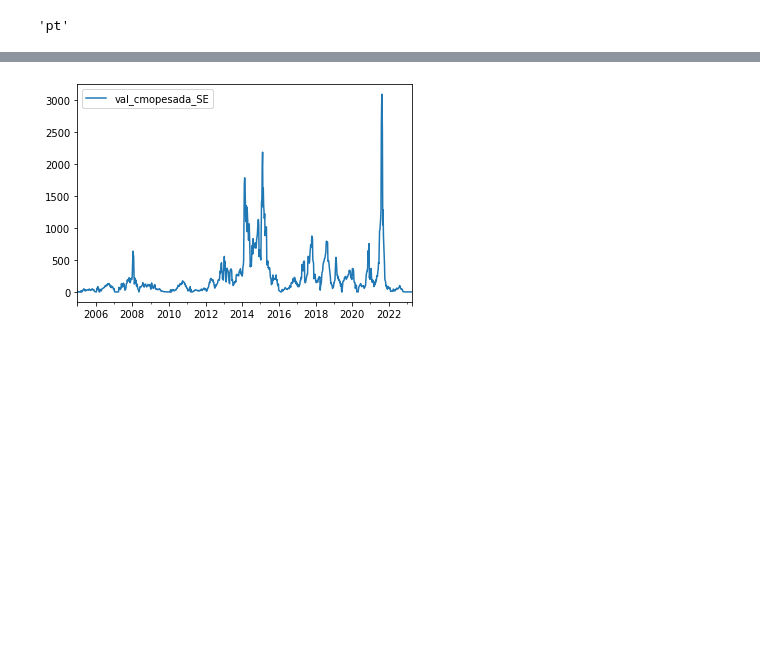
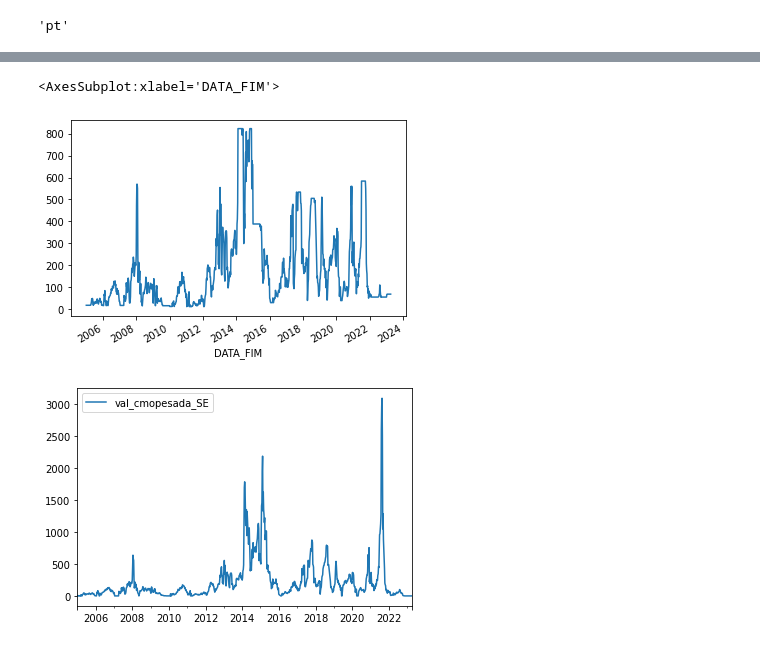
Before and after one commit to Rafa3lAlbuqueruqe/Planejamento_energetico_trabalhos, a Jupyter notebook: Seminário 1 - CMSE/dados_abertos_tratamento.ipynb, the cells around one changed output, grey strips where cells are left out. Drawn from its saved outputs; the diff is of its cells as text; code cells hidden in the pictures; blank space fills up the shorter version.

```diff
--- a/Seminário 1 - CMSE/dados_abertos_tratamento.ipynb
+++ b/Seminário 1 - CMSE/dados_abertos_tratamento.ipynb
@@ -39,3 +79,8 @@ FileNotFoundError: [Errno 2] No such file or directory: 'Seminário 1 - CMSE/PLD
+# %%
+PLD['SUDESTE'][PLD.index>='2005-01-01'].plot()
+# %% [output]
+<AxesSubplot:xlabel='DATA_FIM'>
+[figure, added]
 # %%
 ax = (final_CMO_dataframe[final_CMO_dataframe.columns[[11]]]).plot(xlabel='')
 # %% [output]
```
Also changed, not shown: parts of 9 cells of this notebook, 2 other files.
